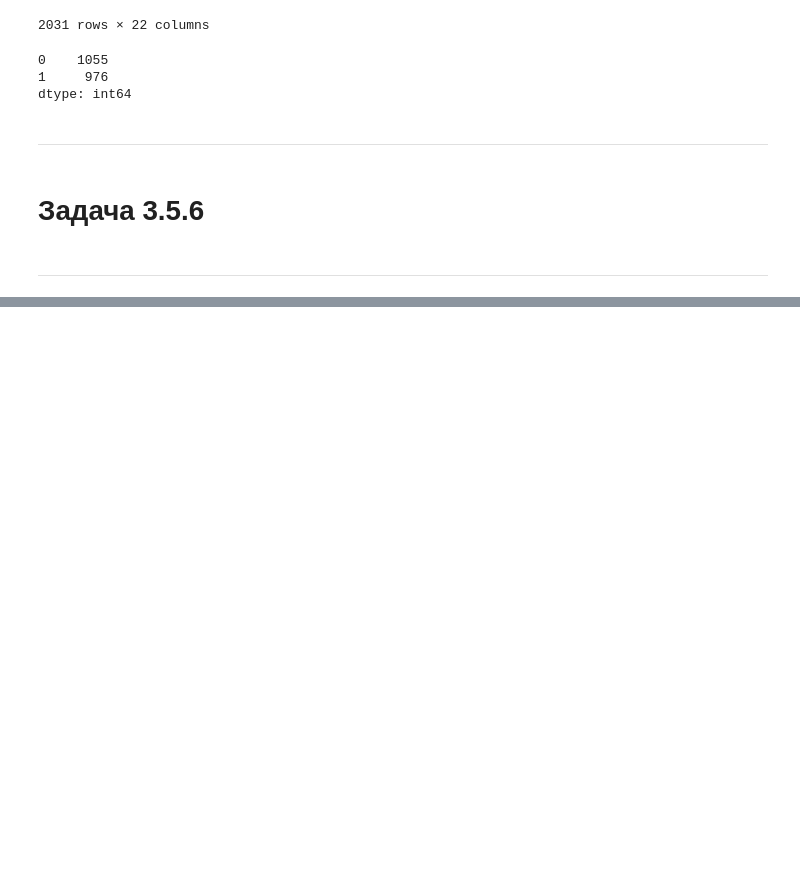
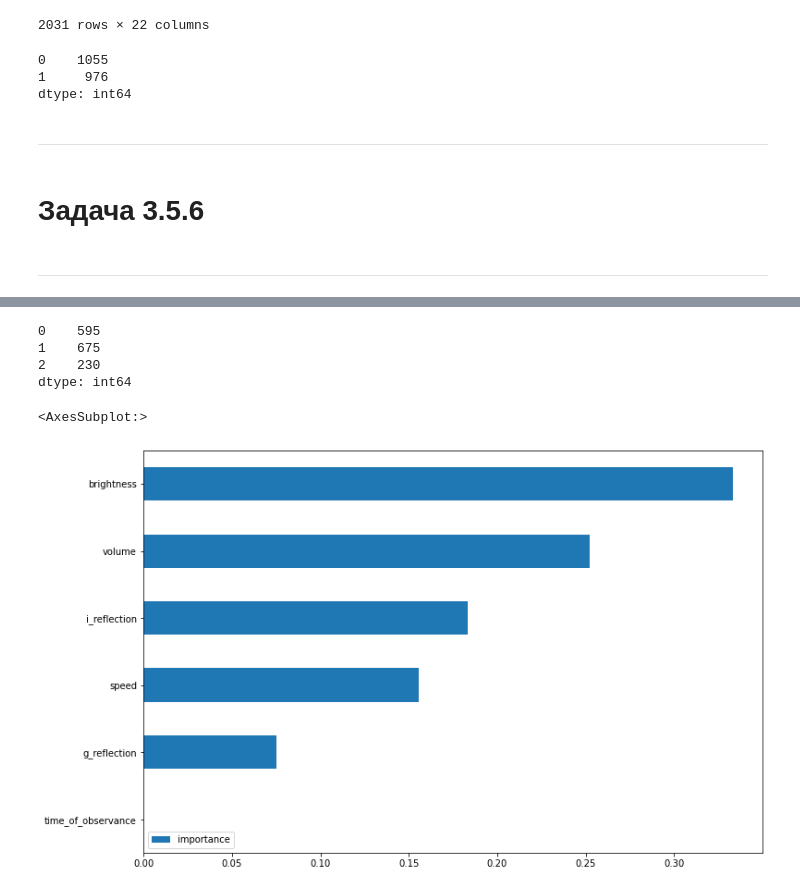
Before and after one commit to Accolyte42/Carpov_ML, a Jupyter notebook: Random Forest, Neuron nets.ipynb, the cells around one changed output, grey strips where cells are left out. Drawn from its saved outputs; the diff is of its cells as text; code cells hidden in the pictures; blank space fills up the shorter version.

```diff
--- a/Random Forest, Neuron nets.ipynb
+++ b/Random Forest, Neuron nets.ipynb
@@ -265,0 +339,7 @@ y_true = pd.read_csv('testing_y_mush.csv')
+# %%
+parametrs = {'n_estimators': range(1,60,10),
+             'max_depth': range(1,13,2)}
+# %%
+grid_search_cv_clf = GridSearchCV(clf, parametrs, cv=3)
+# %%
+grid_search_cv_clf.fit(X_train, y_train)
@@ -265,0 +350,2 @@ y_true = pd.read_csv('testing_y_mush.csv')
+# %%
+best_clf = grid_search_cv_clf.best_estimator_
@@ -265,0 +374,7 @@ y_true = pd.read_csv('testing_y_mush.csv')
+# %%
+s.groupby(s).count()
+# %% [output]
+0    595
+1    675
+2    230
+dtype: int64
@@ -265,0 +383,6 @@ y_true = pd.read_csv('testing_y_mush.csv')
+# %%
+imp = pd.DataFrame(best_clf.feature_importances_, index=X_train.columns, columns=['importance'])
+imp.sort_values('importance').plot(kind='barh', figsize=(12, 8))
+# %% [output]
+<AxesSubplot:>
+[figure, added]
```
Also changed, not shown: parts of 27 cells of this notebook, 3 other files.
